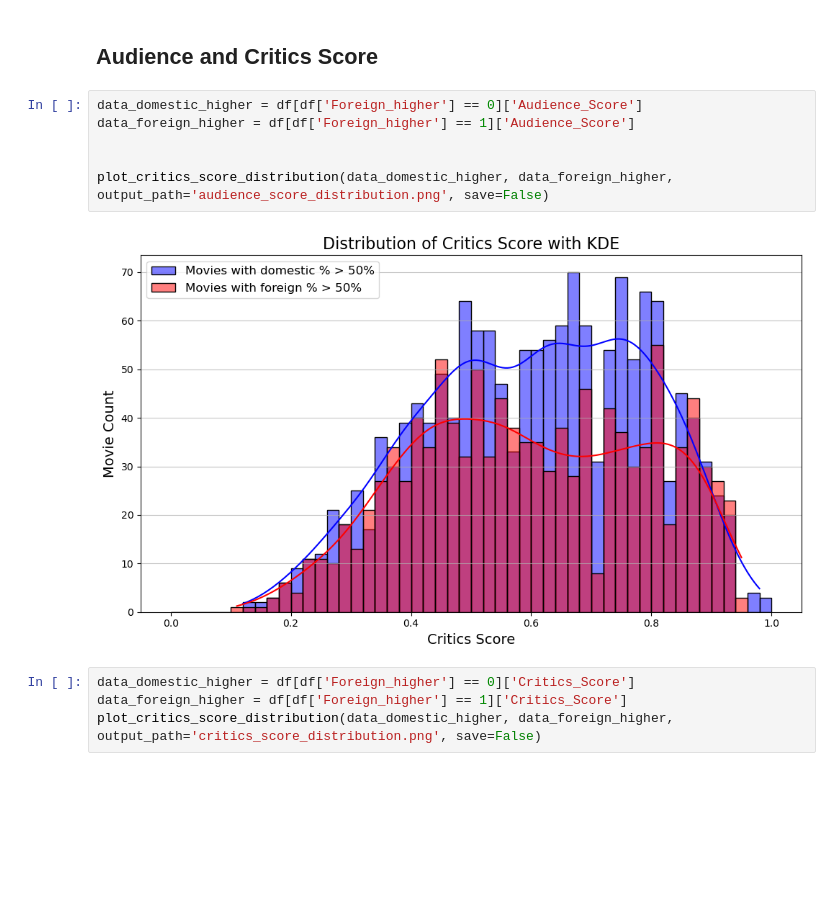
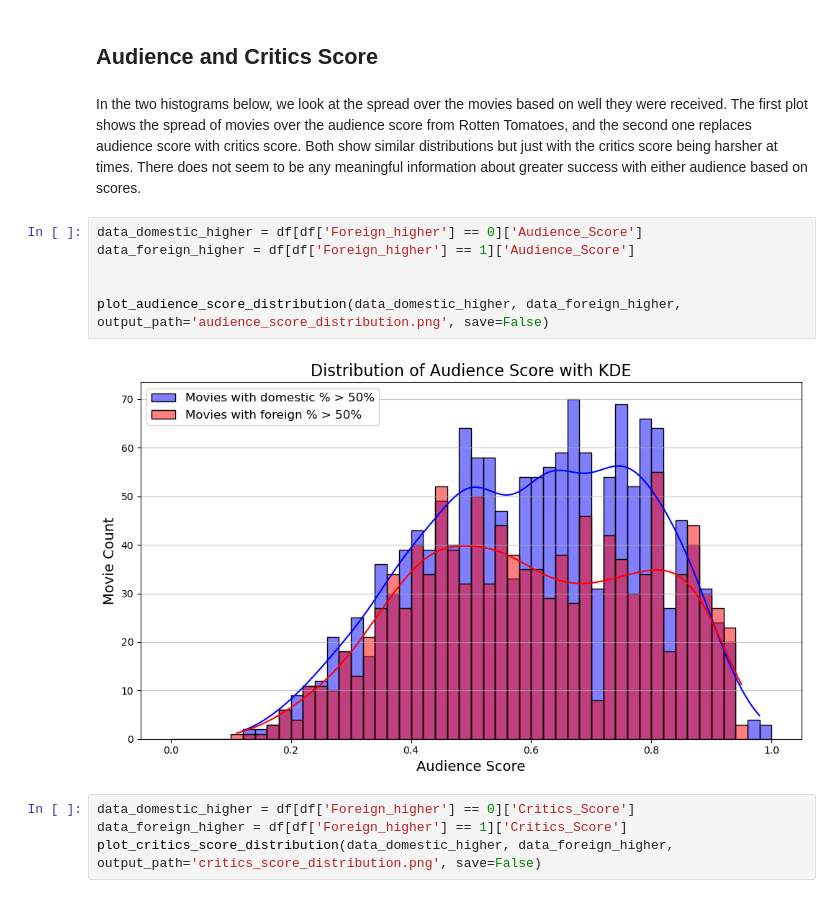
Before and after one commit to epfl-ada/ada-2024-project-thelordsofdata, a Jupyter notebook: final_results.ipynb, the cells around one changed output. Cells and saved outputs as stored; diff of their text form; blank space fills up the shorter version.

```diff
--- a/final_results.ipynb
+++ b/final_results.ipynb
@@ -134,14 +217,16 @@ if save:
 from src.utils.utils import *
 # %% [markdown]
 ## Audience and Critics Score
+# %% [markdown]
+In the two histograms below, we look at the spread over the movies based on well they were received. The first plot shows the spread of movies over the audience score from Rotten Tomatoes, and the second one replaces audience score with critics score. Both show similar distributions but just with the critics score being harsher at times. There does not seem to be any meaningful information about greater success with either audience based on scores.
 # %%
 data_domestic_higher = df[df['Foreign_higher'] == 0]['Audience_Score']
 data_foreign_higher = df[df['Foreign_higher'] == 1]['Audience_Score']
 
 
-plot_critics_score_distribution(data_domestic_higher, data_foreign_higher, output_path='audience_score_distribution.png', save=False)
+plot_audience_score_distribution(data_domestic_higher, data_foreign_higher, output_path='audience_score_distribution.png', save=False)
 # %% [output]
-[figure, old version]
+[figure, new version]
 # %%
 data_domestic_higher = df[df['Foreign_higher'] == 0]['Critics_Score']
 data_foreign_higher = df[df['Foreign_higher'] == 1]['Critics_Score']
```
Also changed, not shown: parts of 50 cells of this notebook, 2 other files.
